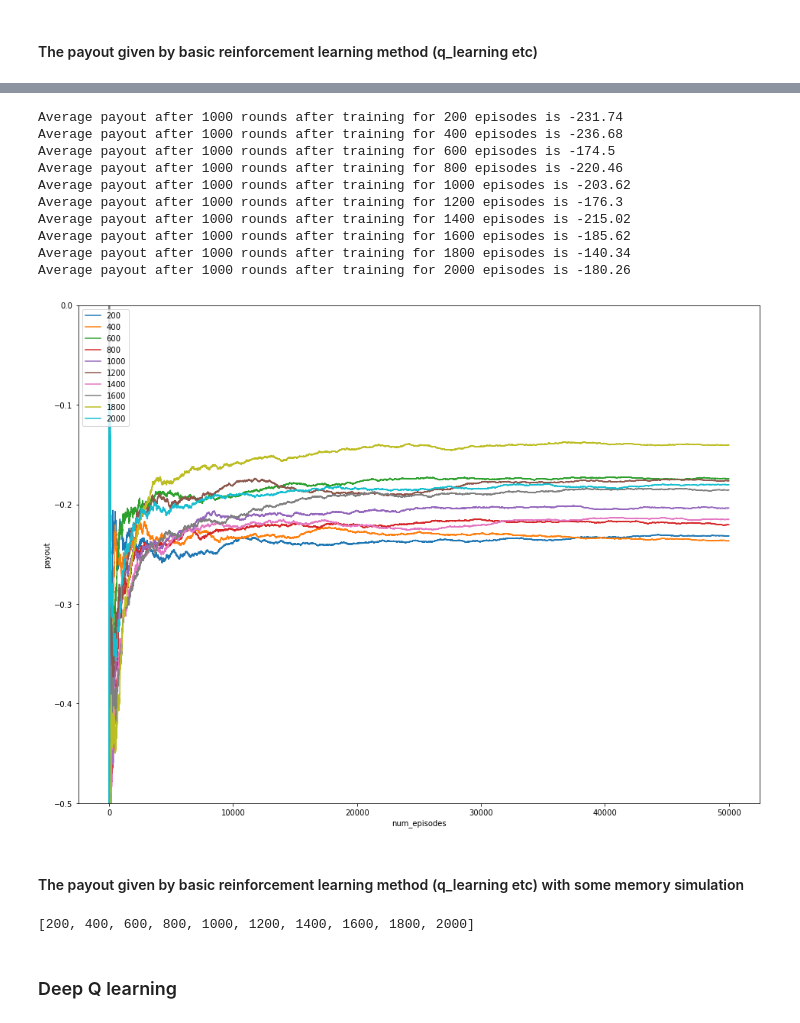
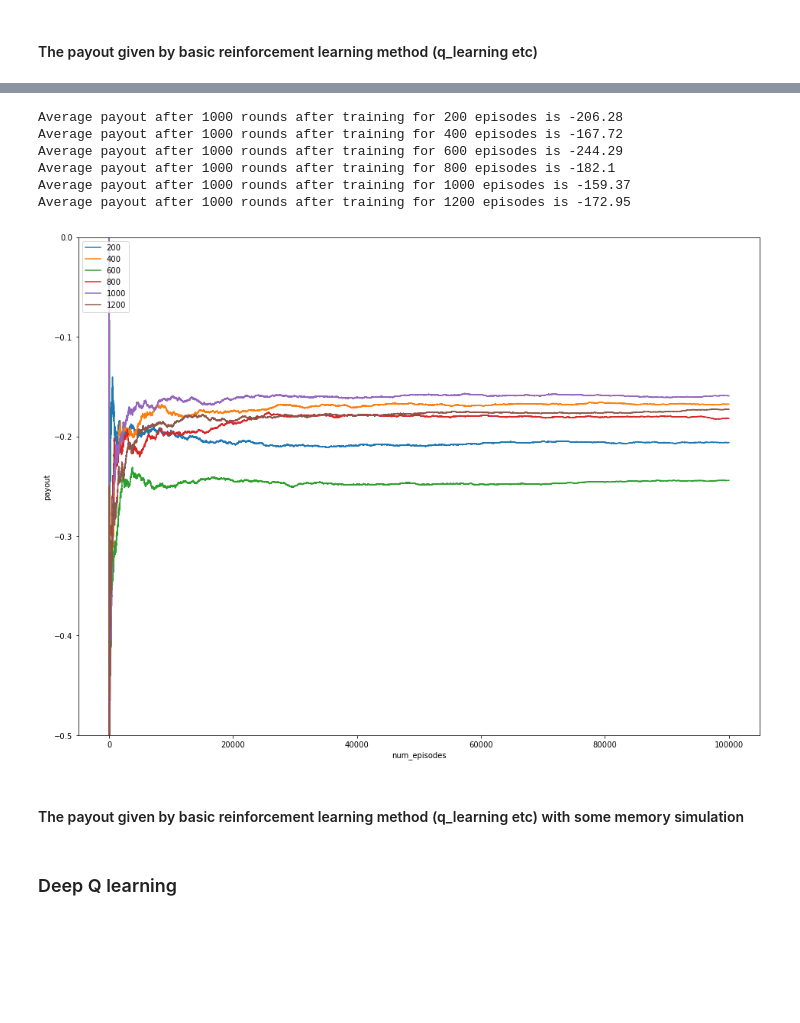
Before and after one commit to Robertren/RLBlackjack, a Jupyter notebook: blackjack_environment.ipynb, the cells around one changed output, grey strips where cells are left out. Saved outputs shown, nothing was run; the diff lists cells and outputs as text; code cells hidden in the pictures; blank space fills up the shorter version.

```diff
--- a/blackjack_environment.ipynb
+++ b/blackjack_environment.ipynb
@@ -26,13 +56,7 @@ def get_payout_results(num_rounds, num_samples, action_method):
 # %% [markdown]
 #### The payout given by random pick
 # %%
-import gym
-import matplotlib.pyplot as plt
-
-env = gym.make('Blackjack-v0')
-env.reset()
-
 num_rounds = 1000 # Payout calculated over num_rounds
-num_samples = 1000 # num_rounds simulated over num_samples
+num_samples = 100 # num_rounds simulated over num_samples
 get_payout_results(num_rounds, num_samples, env.action_space.sample)
 # %% [output]
@@ -204,12 +200,9 @@ agent.Q
+# %%
+agent = Agent(env=env, epsilon=1.0, alpha=0.8, gamma=0.9, num_episodes_to_train=1800)
 # %%
 from gym import wrappers
 env = gym.make('Blackjack-v0')
-
-num_rounds = 1000 # Payout calculated over num_rounds
-num_samples = 50 # num_rounds simulated over num_samples
-
-
-num_episodes_values = range(200, 2200, 200)
+num_episodes_values = range(200, 1400, 200)
 
 plt.figure(num=None, figsize=(16, 12))
 plt.clf()
@@ -220,49 +213,41 @@ for num_episodes_value in num_episodes_values:
     average_payouts = [] # to store total payout over 'num_rounds' after 'num_sample' simulations
     agent = Agent(env=env, epsilon=1.0, alpha=0.8, gamma=0.9, num_episodes_to_train=num_episodes_value)
 
     observation = env.reset()
     for sample in range(num_samples):
         round = 1
         # Take action based on Q-table of the agent and learn based on that until 'num_episodes_to_train' = 0
         while round <= num_rounds:
             action = agent.choose_action(observation)
             next_observation, payout, is_done, _ = env.step(action)
             agent.learn(observation, action, payout, next_observation)
             total_payout += payout
             observation = next_observation
             if is_done:
                 observation = env.reset() # Environment deals new cards to player and dealer
                 round += 1
                 average_payouts.append(total_payout/(sample*num_rounds + round))
 
     plt.plot(average_payouts)
     print ("Average payout after {} rounds after training for {} episodes is {}".format(num_rounds, num_episodes_value, total_payout/(num_samples)))
 
 
 # Plot payout per 1000 episodes for each value of 'num_episodes_to_train' in the same graph
 plt.xlabel('num_episodes')
 plt.ylabel('payout')
 plt.legend(["{}".format(i) for i in num_episodes_values], loc='upper left')
 plt.ylim(-0.5,0) # To zoom into this region
 plt.show()
 env.close()
 # %% [output]
-Average payout after 1000 rounds after training for 200 episodes is -231.74
-Average payout after 1000 rounds after training for 400 episodes is -236.68
-Average payout after 1000 rounds after training for 600 episodes is -174.5
-Average payout after 1000 rounds after training for 800 episodes is -220.46
-Average payout after 1000 rounds after training for 1000 episodes is -203.62
-Average payout after 1000 rounds after training for 1200 episodes is -176.3
-Average payout after 1000 rounds after training for 1400 episodes is -215.02
-Average payout after 1000 rounds after training for 1600 episodes is -185.62
-Average payout after 1000 rounds after training for 1800 episodes is -140.34
-Average payout after 1000 rounds after training for 2000 episodes is -180.26
+Average payout after 1000 rounds after training for 200 episodes is -206.28
+Average payout after 1000 rounds after training for 400 episodes is -167.72
+Average payout after 1000 rounds after training for 600 episodes is -244.29
+Average payout after 1000 rounds after training for 800 episodes is -182.1
+Average payout after 1000 rounds after training for 1000 episodes is -159.37
+Average payout after 1000 rounds after training for 1200 episodes is -172.95
-[figure, old version]
+[figure, new version]
 # %% [markdown]
 #### The payout given by basic reinforcement learning method (q_learning etc) with some memory simulation
-# %%
-list(range(200, 2200, 200))
-# %% [output]
-[200, 400, 600, 800, 1000, 1200, 1400, 1600, 1800, 2000]
 # %% [markdown]
 ### Deep Q learning
```
Also changed, not shown: parts of 40 cells of this notebook, 2 other files.
